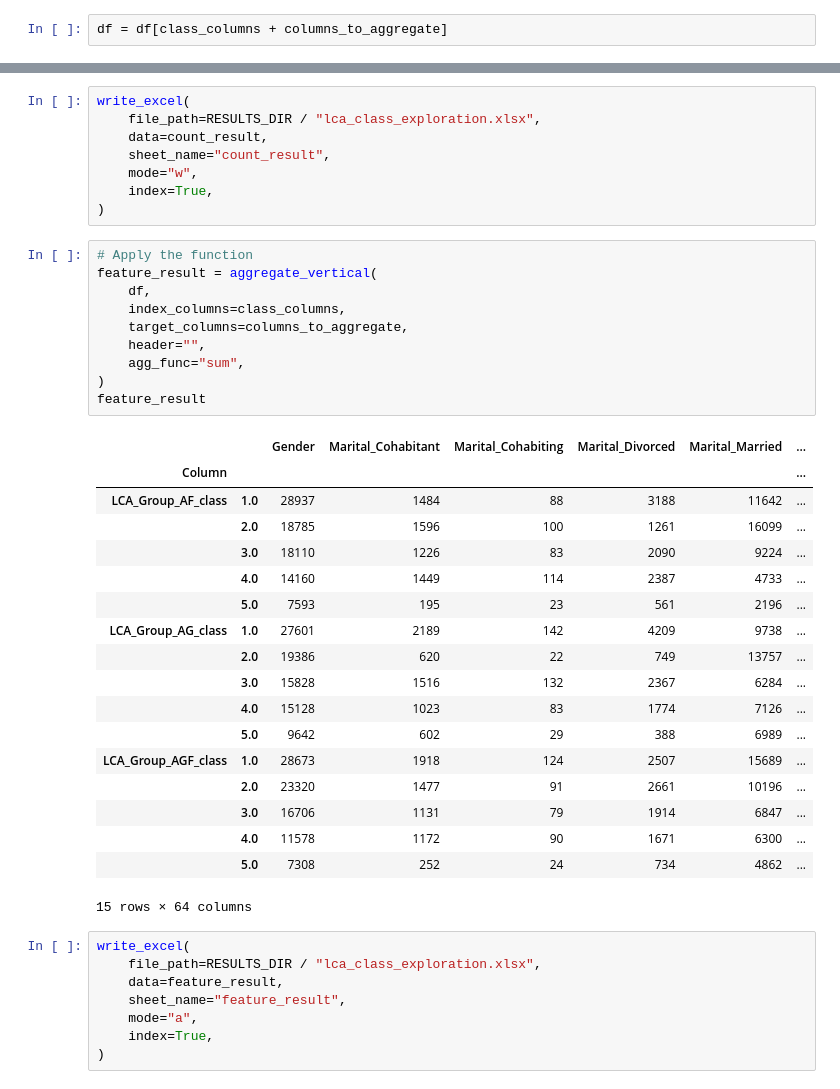
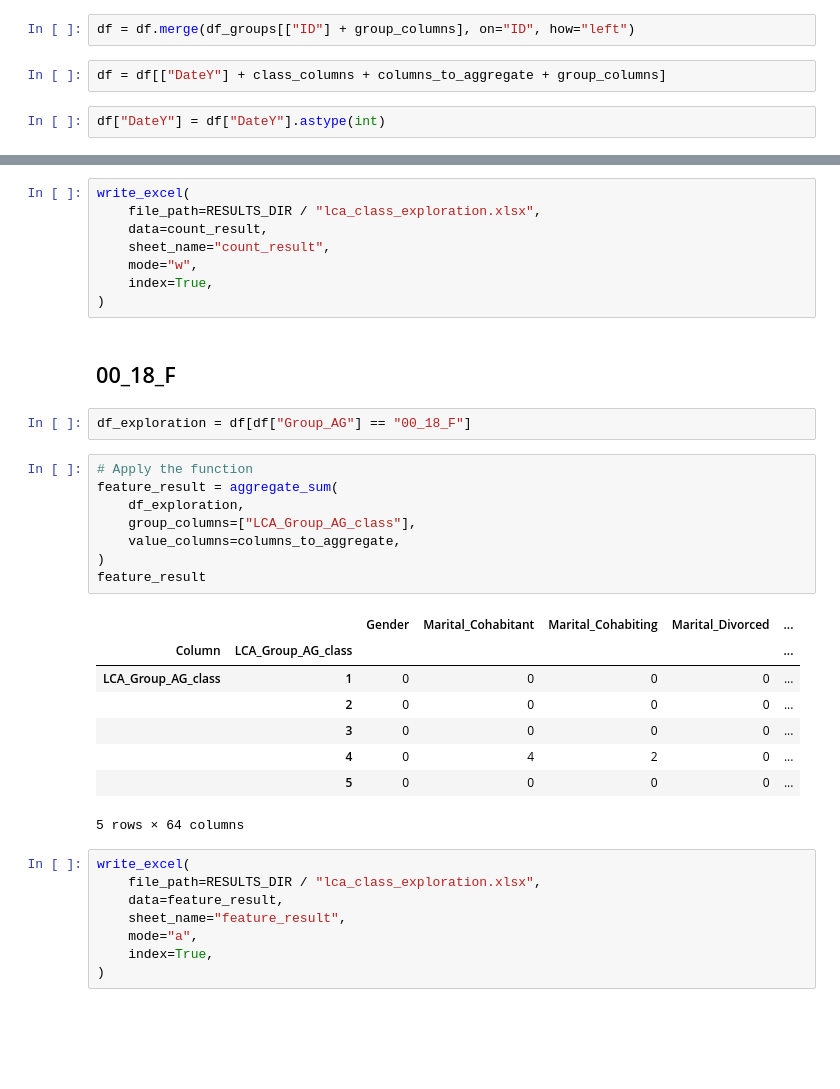
Before and after one commit to Hubert26/ippan_suicide_study, a Jupyter notebook: notebooks/lca_class_exploration.ipynb, the cells around one changed output, grey strips where cells are left out. Saved outputs shown, nothing was run; the diff lists cells and outputs as text; blank space fills up the shorter version.

```diff
--- a/notebooks/lca_class_exploration.ipynb
+++ b/notebooks/lca_class_exploration.ipynb
@@ -51,4 +58,8 @@ class_columns = [
 # %%
 df = df_encoded.merge(df_lca_classes[["ID"] + class_columns], on="ID", how="left")
+# %%
+df = df.merge(df_groups[["ID"] + group_columns], on="ID", how="left")
 # %%
-df = df[class_columns + columns_to_aggregate]
+df = df[["DateY"] + class_columns + columns_to_aggregate + group_columns]
+# %%
+df["DateY"] = df["DateY"].astype(int)
@@ -87,35 +113,27 @@ write_excel(
     mode="w",
     index=True,
 )
+# %% [markdown]
+## 00_18_F
+# %%
+df_exploration = df[df["Group_AG"] == "00_18_F"]
 # %%
 # Apply the function
-feature_result = aggregate_vertical(
-    df,
-    index_columns=class_columns,
-    target_columns=columns_to_aggregate,
-    header="",
-    agg_func="sum",
+feature_result = aggregate_sum(
+    df_exploration,
+    group_columns=["LCA_Group_AG_class"],
+    value_columns=columns_to_aggregate,
 )
 feature_result
 # %% [output]
-|  |  | Gender | Marital_Cohabitant | Marital_Cohabiting | Marital_Divorced | Marital_Married | ... |
-| Column |  |  |  |  |  |  | ... |
-| LCA_Group_AF_class | 1.0 | 28937 | 1484 | 88 | 3188 | 11642 | ... |
-|  | 2.0 | 18785 | 1596 | 100 | 1261 | 16099 | ... |
-|  | 3.0 | 18110 | 1226 | 83 | 2090 | 9224 | ... |
-|  | 4.0 | 14160 | 1449 | 114 | 2387 | 4733 | ... |
-|  | 5.0 | 7593 | 195 | 23 | 561 | 2196 | ... |
-| LCA_Group_AG_class | 1.0 | 27601 | 2189 | 142 | 4209 | 9738 | ... |
-|  | 2.0 | 19386 | 620 | 22 | 749 | 13757 | ... |
-|  | 3.0 | 15828 | 1516 | 132 | 2367 | 6284 | ... |
-|  | 4.0 | 15128 | 1023 | 83 | 1774 | 7126 | ... |
-|  | 5.0 | 9642 | 602 | 29 | 388 | 6989 | ... |
-| LCA_Group_AGF_class | 1.0 | 28673 | 1918 | 124 | 2507 | 15689 | ... |
-|  | 2.0 | 23320 | 1477 | 91 | 2661 | 10196 | ... |
-|  | 3.0 | 16706 | 1131 | 79 | 1914 | 6847 | ... |
-|  | 4.0 | 11578 | 1172 | 90 | 1671 | 6300 | ... |
-|  | 5.0 | 7308 | 252 | 24 | 734 | 4862 | ... |
+|  |  | Gender | Marital_Cohabitant | Marital_Cohabiting | Marital_Divorced | ... |
+| Column | LCA_Group_AG_class |  |  |  |  | ... |
+| LCA_Group_AG_class | 1 | 0 | 0 | 0 | 0 | ... |
+|  | 2 | 0 | 0 | 0 | 0 | ... |
+|  | 3 | 0 | 0 | 0 | 0 | ... |
+|  | 4 | 0 | 4 | 2 | 0 | ... |
+|  | 5 | 0 | 0 | 0 | 0 | ... |
-15 rows × 64 columns
+5 rows × 64 columns
 # %%
 write_excel(
     file_path=RESULTS_DIR / "lca_class_exploration.xlsx",
```
Also changed, not shown: parts of 17 cells of this notebook, 11 other files.
